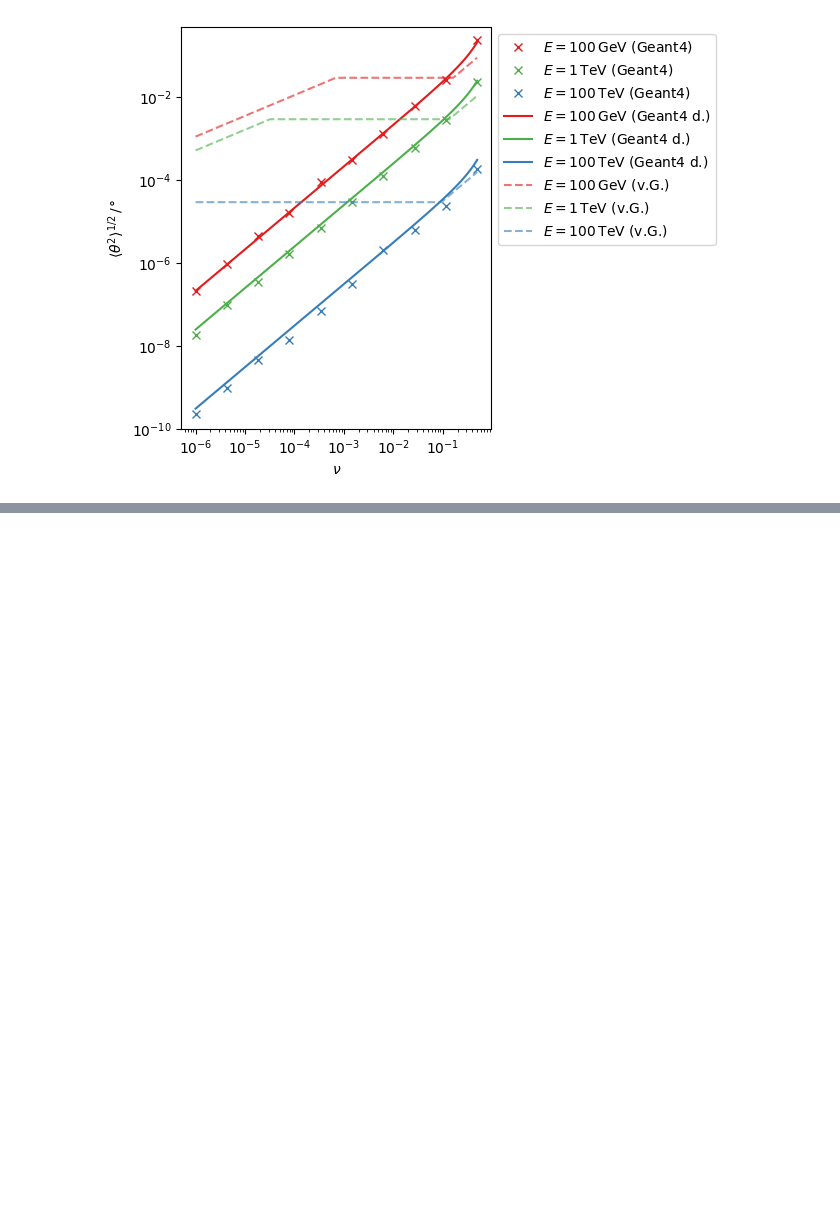
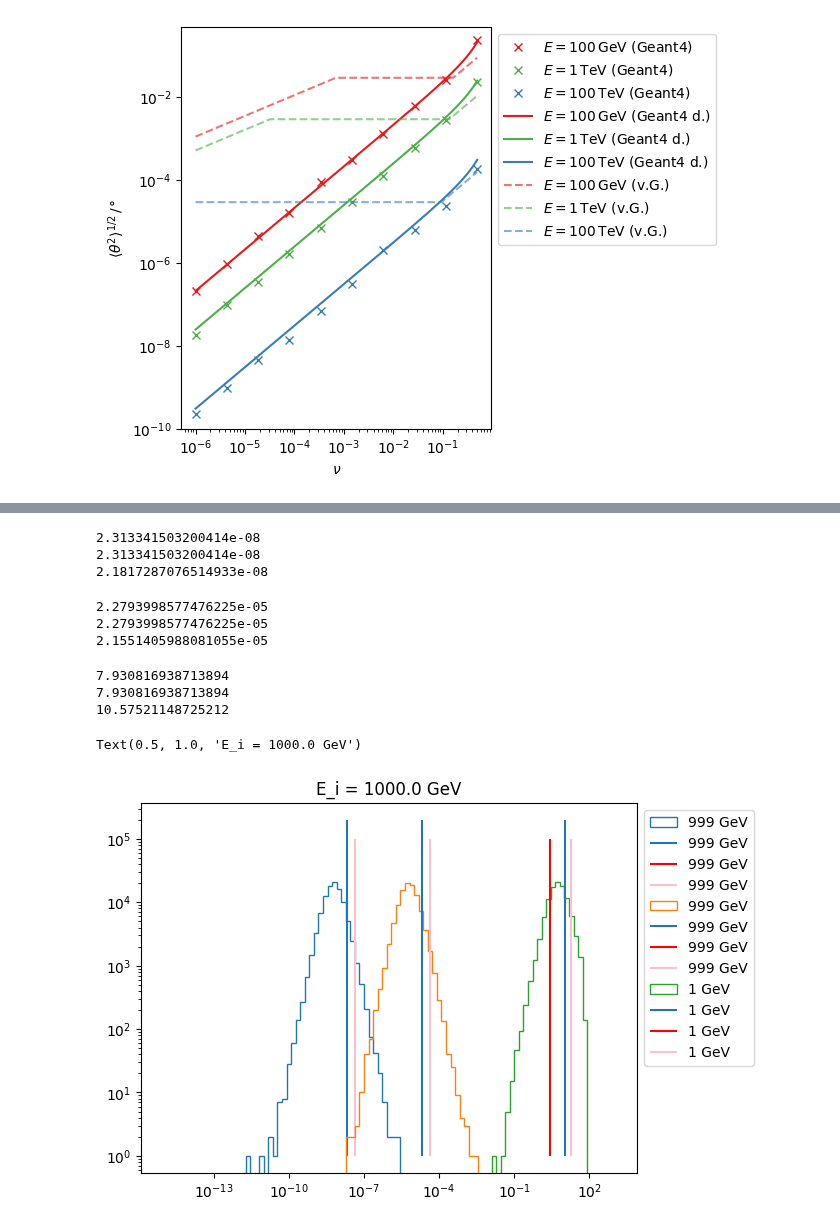
Before and after one commit to pascalgutjahr/muon-deflection-paper, a Jupyter notebook: deflection/deflection_parametrizations/bremsstrahlung.ipynb, the cells around one changed output, grey strips where cells are left out. Drawn from its saved outputs; the diff is of its cells as text; code cells hidden in the pictures; blank space fills up the shorter version.

```diff
--- a/deflection/deflection_parametrizations/bremsstrahlung.ipynb
+++ b/deflection/deflection_parametrizations/bremsstrahlung.ipynb
@@ -362,0 +522,54 @@ plt.tight_layout()
+# %%
+def rmse(predictions, targets):
+
+    differences = predictions - targets                       #the DIFFERENCEs.
+
+    differences_squared = differences ** 2                    #the SQUAREs of ^
+
+    mean_of_differences_squared = differences_squared.mean()  #the MEAN of ^
+
+    rmse_val = np.sqrt(mean_of_differences_squared)           #ROOT of ^
+
+    return rmse_val
+# %%
+nu = np.logspace(-6,np.log10(0.999), 3) # 500
+
+n_events = int(1e5)
+E = 1e3 # 1 TeV
+rms_thetas = []
+for e in tqdm(nu):
+    rms = np.array([])
+    E_ = E - e * (E - m)
+    angles = [get_new_psi_brems(E, E_, rnd_state, is_degree=True) for i in range(n_events)]
+    rms = np.append(rms, angles)
+    rms_theta = np.sqrt(np.mean(rms**2))
+    rms_thetas.append(rms_theta)
+
+    RMSE = mean_squared_error(rms, rms_theta*np.ones(len(rms)), squared=False)
+    print(RMSE)
+
+    RMSE = rmse(rms, rms_theta)
+    print(RMSE)
+    print(rms_theta)
+
+    bins = np.logspace(-15, 3, 100)
+    plt.hist(angles, bins=bins, histtype='step', label='{} GeV'.format(int(E_)))
+    plt.vlines(rms_theta, 1, 2e5, label='{} GeV'.format(int(E_)))
+    plt.vlines(rms_theta - RMSE, 1, 1e5, color='red', label='{} GeV'.format(int(E_)))
+    plt.vlines(rms_theta + RMSE, 1, 1e5, color='pink', label='{} GeV'.format(int(E_)))
+plt.xscale('log')
+plt.yscale('log')
+plt.legend(bbox_to_anchor=(1,1))
+plt.title('E_i = {} GeV'.format(E))
+# %% [output]
+2.313341503200414e-08
+2.313341503200414e-08
+2.1817287076514933e-08
+2.2793998577476225e-05
+2.2793998577476225e-05
+2.1551405988081055e-05
+7.930816938713894
+7.930816938713894
+10.57521148725212
+Text(0.5, 1.0, 'E_i = 1000.0 GeV')
+[figure, added]
```
Also changed, not shown: parts of 6 cells of this notebook, 5 other files.
